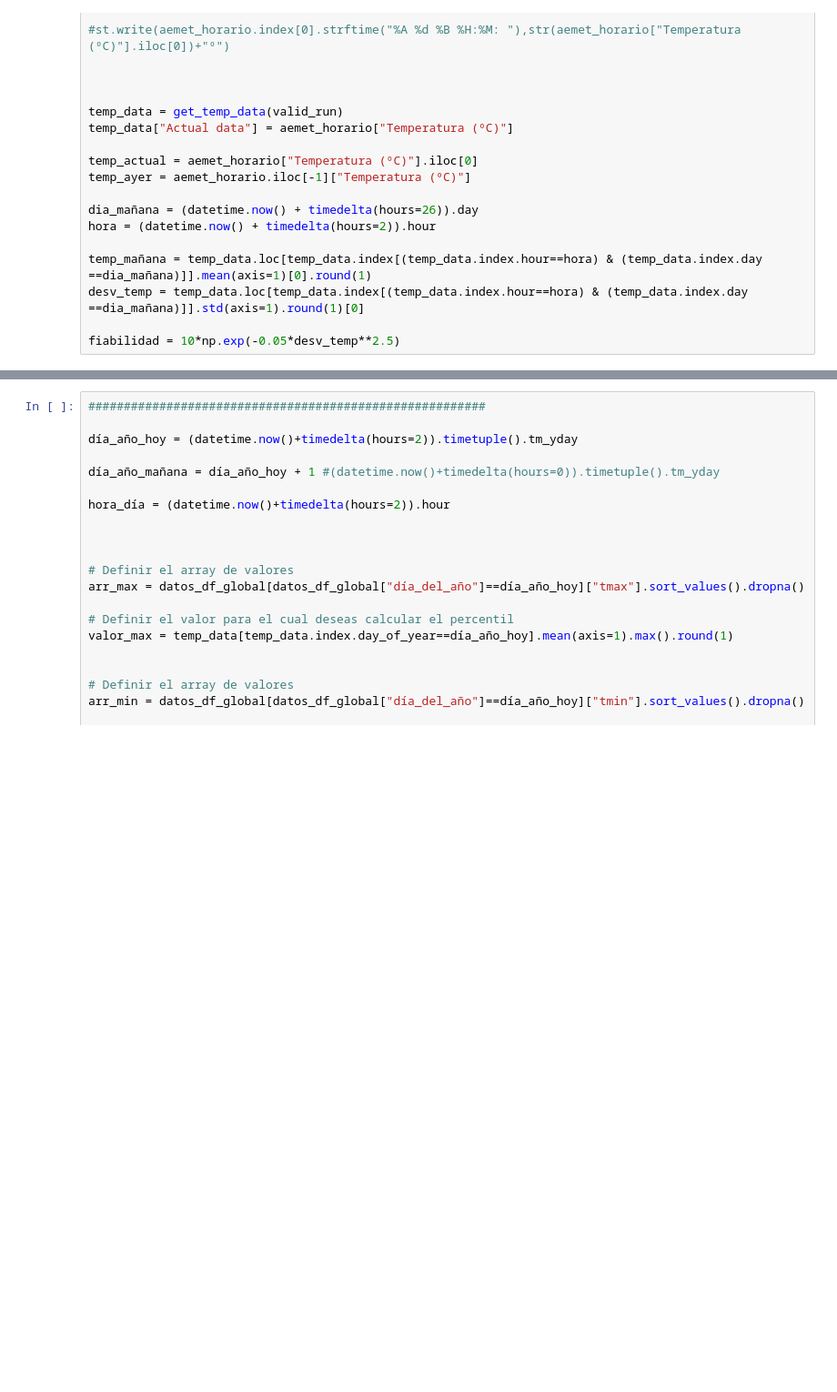
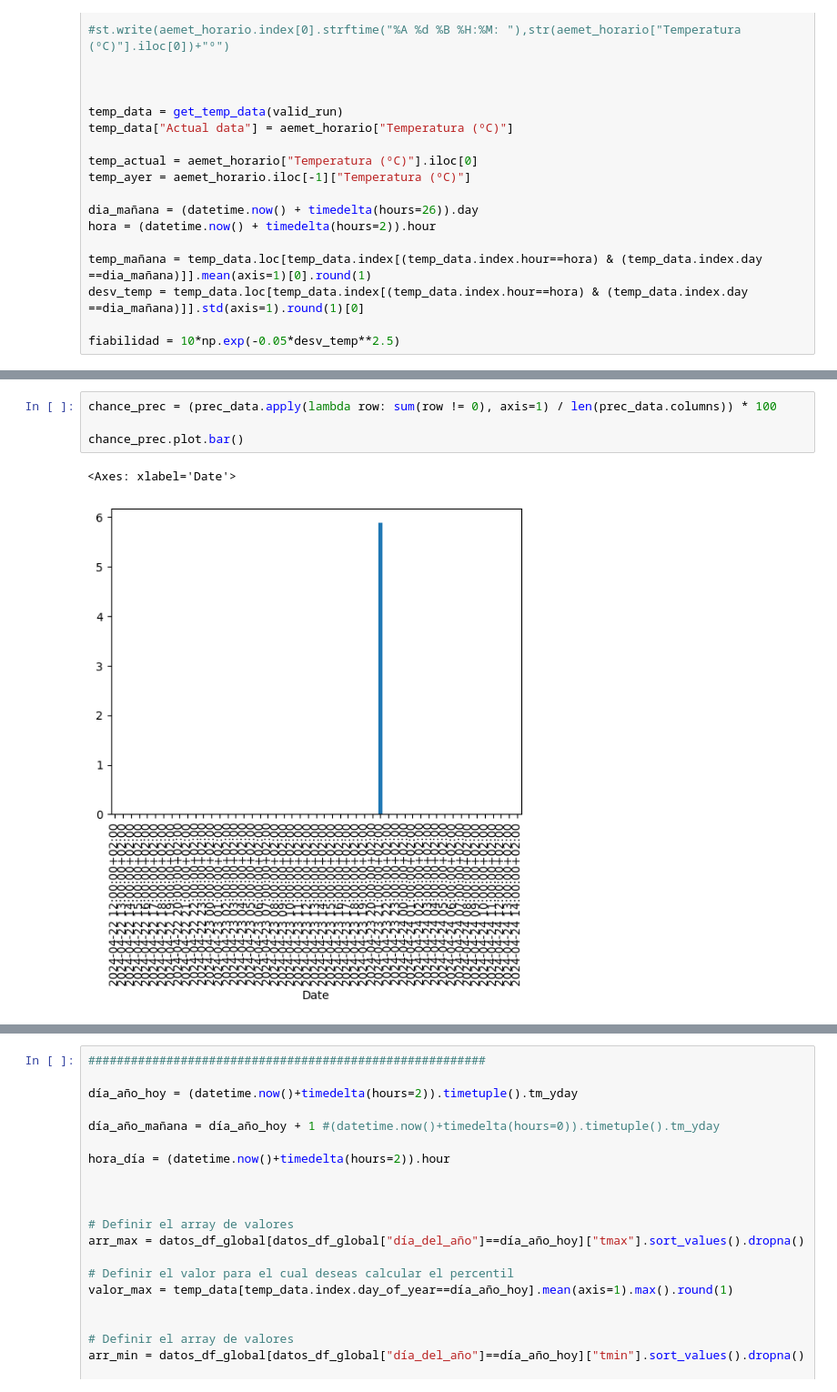
Before and after one commit to ivan5cg/Meteo, a Jupyter notebook: meteo dash.ipynb, the cells around one changed output, grey strips where cells are left out. Shown at 91% size. Saved outputs shown, nothing was run; the diff lists cells and outputs as text; blank space fills up the shorter version.

```diff
--- a/meteo dash.ipynb
+++ b/meteo dash.ipynb
@@ -269,0 +476,7 @@ NameError: name 'arr_max' is not defined
+# %%
+chance_prec = (prec_data.apply(lambda row: sum(row != 0), axis=1) / len(prec_data.columns)) * 100
+
+chance_prec.plot.bar()
+# %% [output]
+<Axes: xlabel='Date'>
+[figure, added]
```
Also changed, not shown: parts of 32 cells of this notebook, 2 other files.
